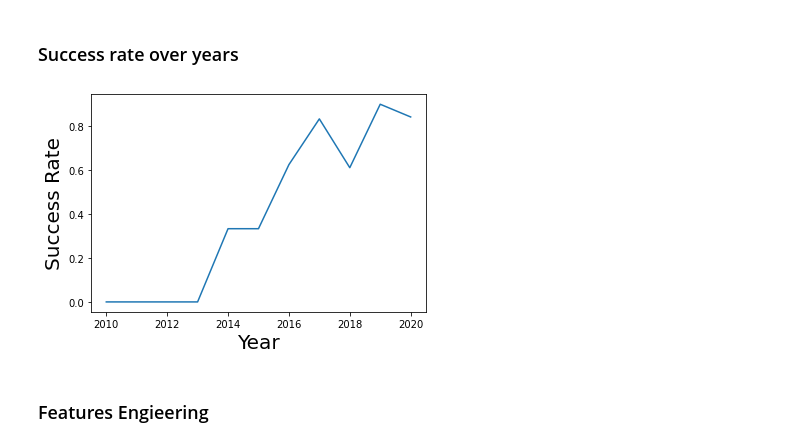
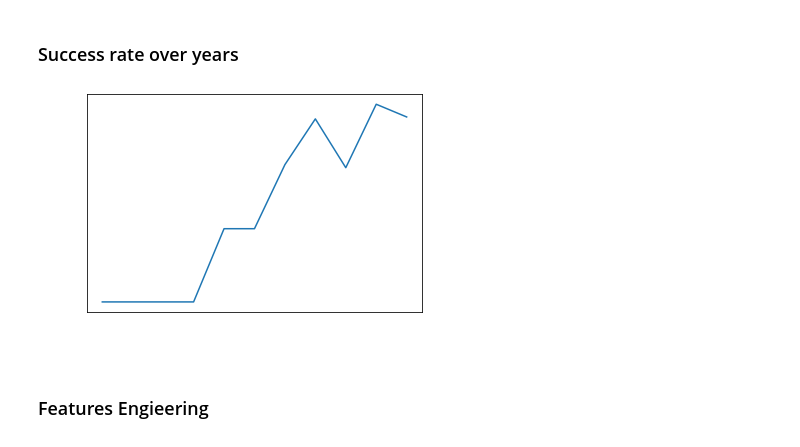
Before and after one commit to Folongton/Space-launch-analysis-geospatial, a Jupyter notebook: space_launch_prediction.ipynb, the cells around one changed output. Saved outputs shown, nothing was run; the diff lists cells and outputs as text; code cells hidden in the pictures.

```diff
--- a/space_launch_prediction.ipynb
+++ b/space_launch_prediction.ipynb
@@ -678,12 +736,14 @@ data_falcon9['Year'] = year
 # %%
 x = data_falcon9.groupby(by='Year').mean().index
 y = data_falcon9.groupby(by='Year').mean().Class
 sns.lineplot(x=x, y=y)
-plt.xlabel("Year",fontsize=20)
-plt.ylabel("Success Rate",fontsize=20)
+plt.xlabel("Year",fontsize=15, color ='white')
+plt.ylabel("Success Rate",fontsize=15, color='white')
+plt.tick_params(axis='x', colors='white')
+plt.tick_params(axis='y', colors='white')
 plt.show()
 # %% [output]
-[figure, old version]
+[figure, new version]
 # %% [markdown]
 ### Features Engieering
 # %%
```
Also changed, not shown: parts of 23 cells of this notebook.
